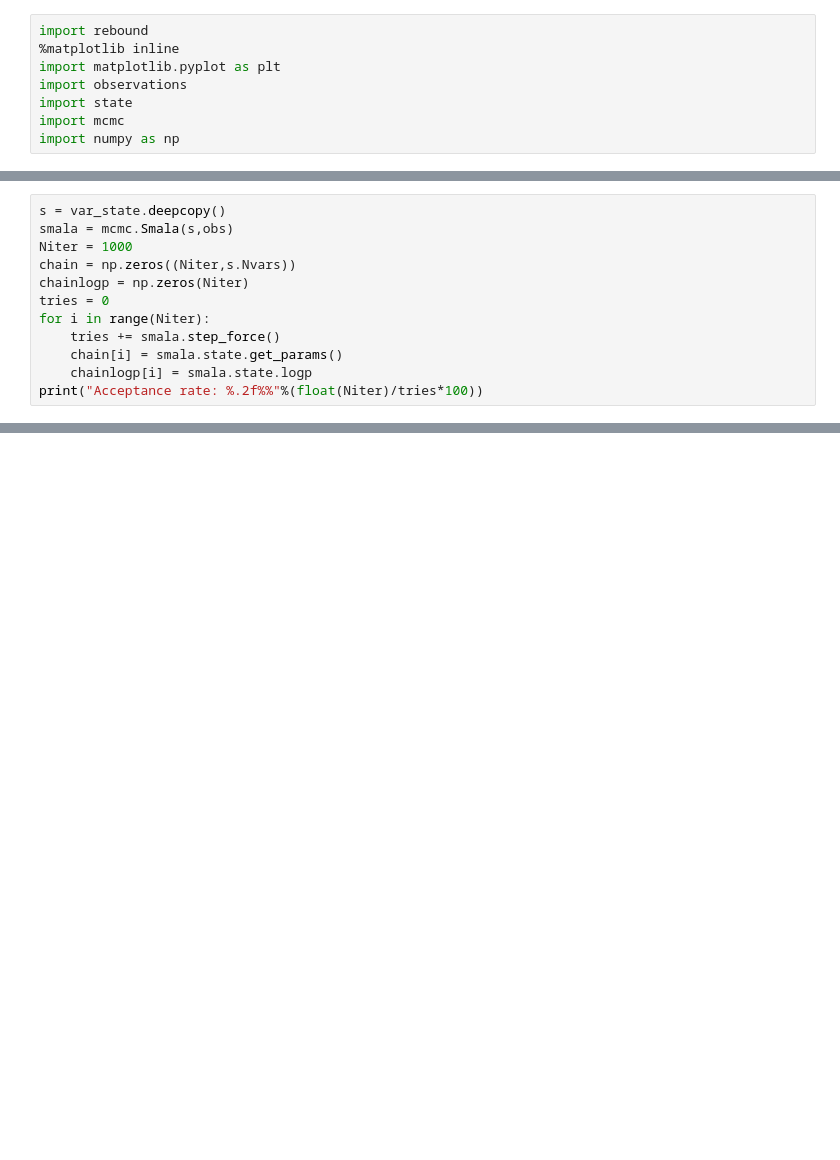
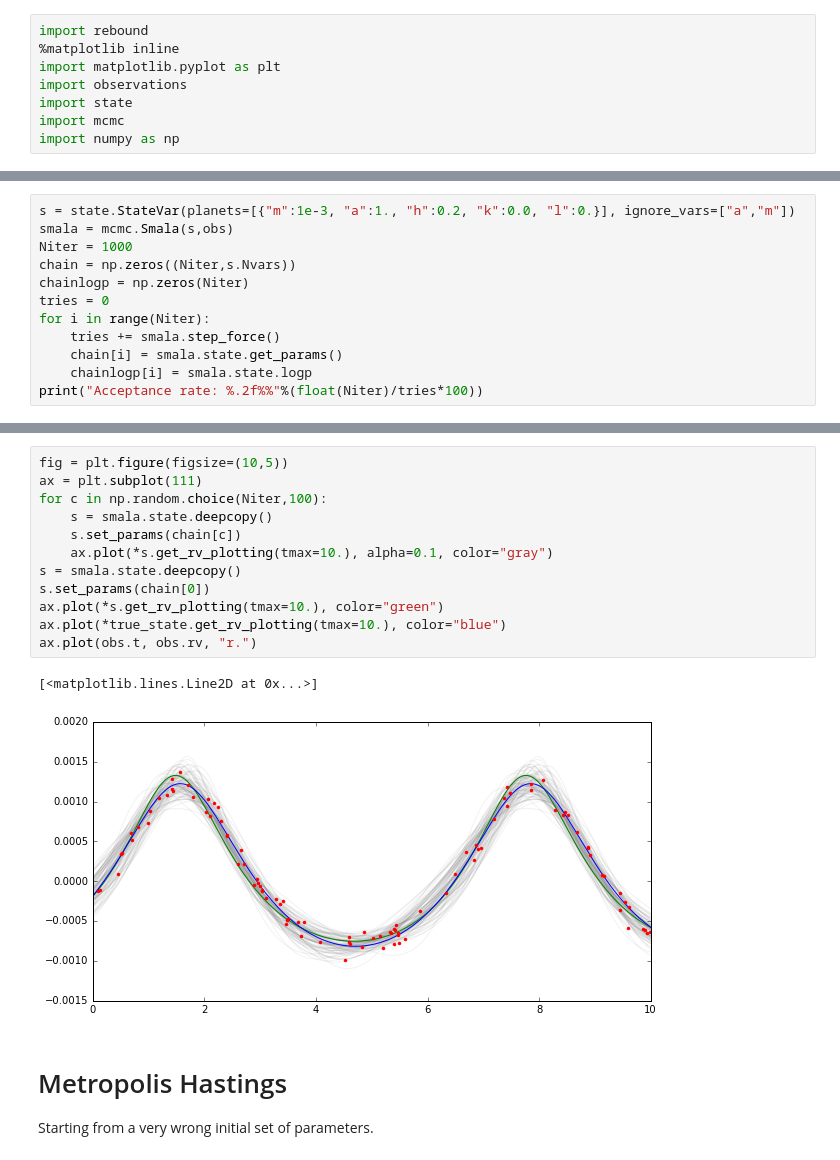
Before and after one commit to hannorein/rebound, a Jupyter notebook: Pal_MCMC.ipynb, the cells around one changed output, grey strips where cells are left out. Drawn from its saved outputs; the diff is of its cells as text; blank space fills up the shorter version.

Commit message:
first smala tests work (I think)

```diff
--- a/Pal_MCMC.ipynb
+++ b/Pal_MCMC.ipynb
@@ -86,5 +25,5 @@ Second order:
 # %%
-s = var_state.deepcopy()
+s = state.StateVar(planets=[{"m":1e-3, "a":1., "h":0.2, "k":0.0, "l":0.}], ignore_vars=["a","m"])
 smala = mcmc.Smala(s,obs)
 Niter = 1000
 chain = np.zeros((Niter,s.Nvars))
@@ -97,0 +49,18 @@ print("Acceptance rate: %.2f%%"%(float(Niter)/tries*100))
+# %%
+fig = plt.figure(figsize=(10,5))
+ax = plt.subplot(111)
+for c in np.random.choice(Niter,100):
+    s = smala.state.deepcopy()
+    s.set_params(chain[c])
+    ax.plot(*s.get_rv_plotting(tmax=10.), alpha=0.1, color="gray")
+s = smala.state.deepcopy()
+s.set_params(chain[0])
+ax.plot(*s.get_rv_plotting(tmax=10.), color="green")
+ax.plot(*true_state.get_rv_plotting(tmax=10.), color="blue")
+ax.plot(obs.t, obs.rv, "r.")
+# %% [output]
+[<matplotlib.lines.Line2D at 0x...>]
+[figure, added]
+# %% [markdown]
+# Metropolis Hastings
+Starting from a very wrong initial set of parameters.
```
Also changed, not shown: parts of 15 cells of this notebook, 2 other files.
